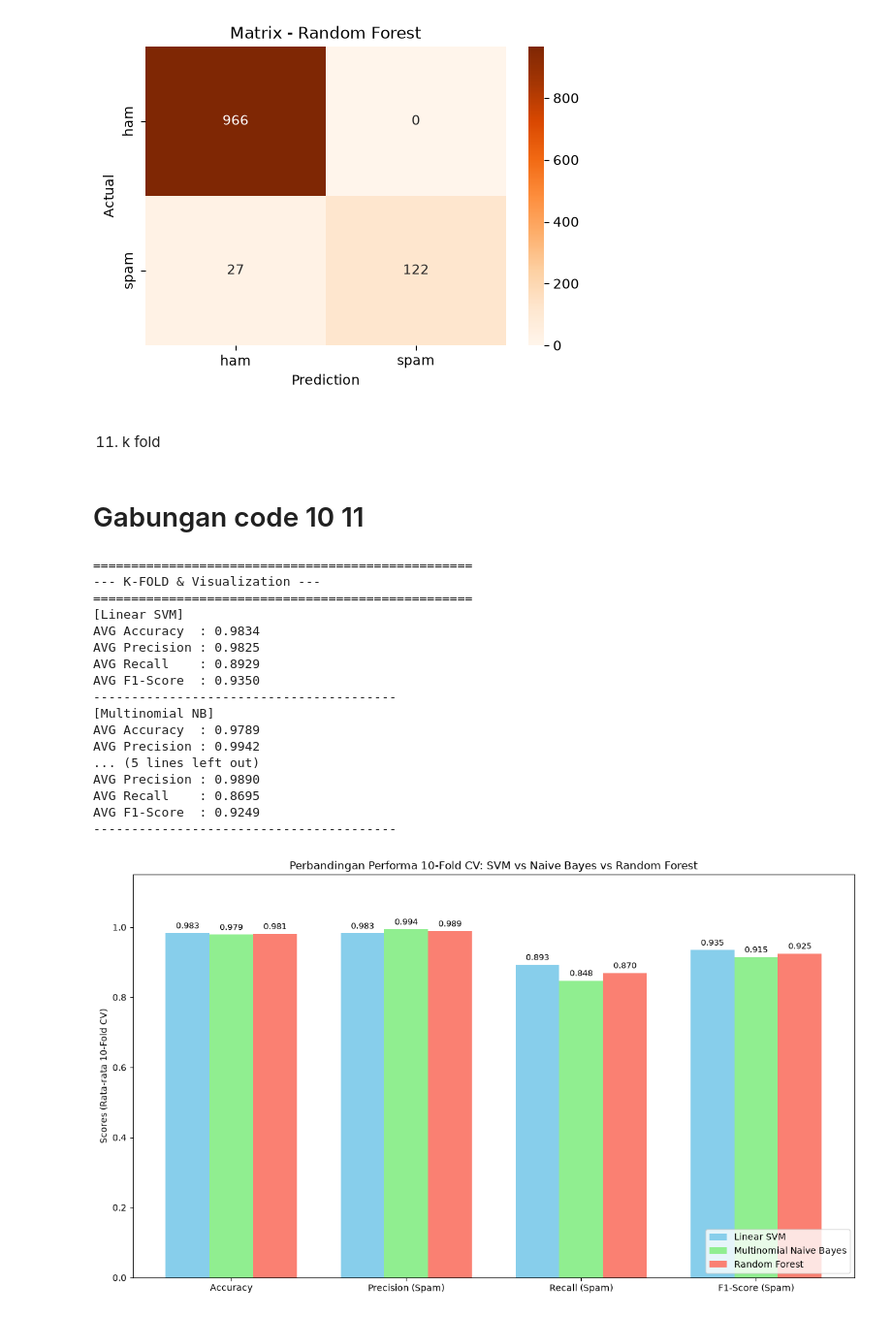
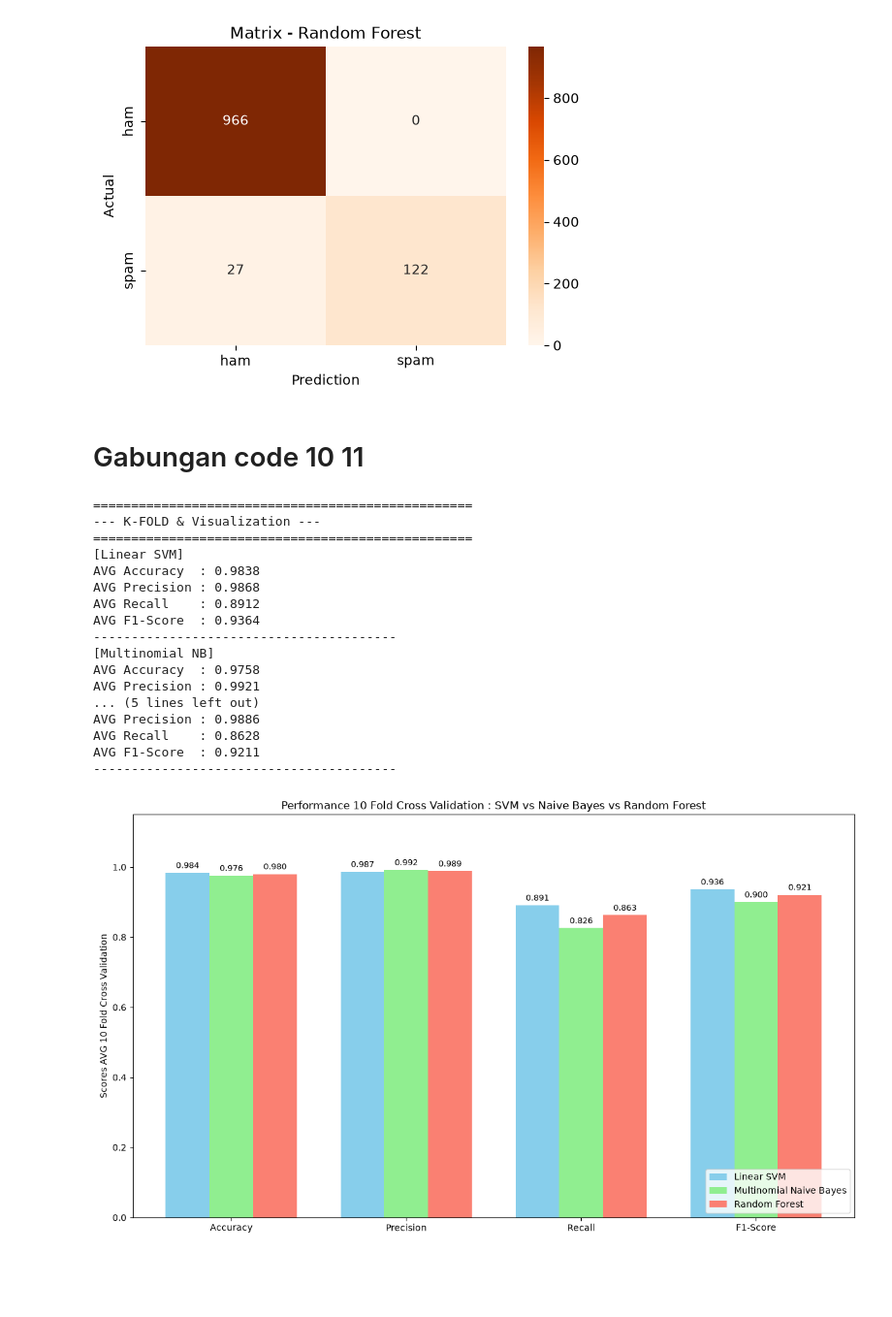
Before and after one commit to ariyaaup/SPHam, a Jupyter notebook: datates.ipynb, the cells around one changed output. Shown at 97% size. Drawn from its saved outputs; the diff is of its cells as text; code cells hidden in the pictures; blank space fills up the shorter version.

Commit message:
Update kesekian : Uji coba random state

```diff
--- a/datates.ipynb
+++ b/datates.ipynb
@@ -369,5 +369,3 @@ Classification Report:
    macro avg       0.99      0.91      0.94      1115
 weighted avg       0.98      0.98      0.97      1115
 [figure]
-# %% [markdown]
-<!-- 10. Perbandingan 3 metode -->
@@ -419,2 +371,0 @@ weighted avg       0.98      0.98      0.97      1115
-# %% [markdown]
- 11. k fold
@@ -457,15 +372,11 @@ weighted avg       0.98      0.98      0.97      1115
 # %% [markdown]
 # Gabungan code 10 11
 # %%
-# import numpy as np
-# import matplotlib.pyplot as plt
-# from sklearn.model_selection import StratifiedKFold, cross_val_score
-# Pastiin model (LinearSVC, MultinomialNB, RandomForestClassifier) udah di-import di atas
-
 print("\n" + "="*50)
 print("--- K-FOLD & Visualization ---")
 print("="*50)
 
+#Random state sebagai penentu ternyata disini.
 skf = StratifiedKFold(n_splits=10, shuffle=True, random_state=42)
 
 models = {
@@ -474,17 +385,17 @@ models = {
     "Random Forest": RandomForestClassifier(n_estimators=100, random_state=42) #pake 100 pohon
 }
 
-# Bikin dictionary kosong buat nampung hasil rata-rata CV tiap model
+#bikin dictionary kosong buat nampung hasil rata-rata CV tiap model
 cv_results = {}
 
-# Looping pengujian & simpan nilai rata-ratanya
+#looping pengujian & simpan nilai rata-ratanya
 for name, model in models.items():
     acc = cross_val_score(model, X_train, y_train, cv=skf, scoring='accuracy').mean()
     prec = cross_val_score(model, X_train, y_train, cv=skf, scoring='precision').mean()
     rec = cross_val_score(model, X_train, y_train, cv=skf, scoring='recall').mean() # Tambah recall buat chart
     f1 = cross_val_score(model, X_train, y_train, cv=skf, scoring='f1').mean()
 
-    # Simpan ke dictionary dalam bentuk list [Accuracy, Precision, Recall, F1]
+    #simpan ke dictionary dalam bentuk list [Accuracy, Precision, Recall, F1]
     cv_results[name] = [acc, prec, rec, f1]
 
     print(f"[{name}]")
@@ -494,10 +405,10 @@ for name, model in models.items():
     print(f"AVG F1-Score  : {f1:.4f}")
     print("-" * 40)
 
-#  Chart
-metrics = ['Accuracy', 'Precision (Spam)', 'Recall (Spam)', 'F1-Score (Spam)']
+#chart
+metrics = ['Accuracy', 'Precision', 'Recall', 'F1-Score']
 
-# Ambil data yg udah dihitung dari atas
+#ambil data yg udah dihitung dari atas
 svm_scores = cv_results["Linear SVM"]
 nb_scores = cv_results["Multinomial NB"]
 rf_scores = cv_results["Random Forest"]
@@ -505,42 +416,42 @@ rf_scores = cv_results["Random Forest"]
 x = np.arange(len(metrics))
 width = 0.25
 
 fig, ax = plt.subplots(figsize=(12, 7))
 rects1 = ax.bar(x - width, svm_scores, width, label='Linear SVM', color='skyblue')
 rects2 = ax.bar(x, nb_scores, width, label='Multinomial Naive Bayes', color='lightgreen')
 rects3 = ax.bar(x + width, rf_scores, width, label='Random Forest', color='salmon')
 
 # Label dan Judul
-ax.set_ylabel('Scores (Rata-rata 10-Fold CV)')
-ax.set_title('Perbandingan Performa 10-Fold CV: SVM vs Naive Bayes vs Random Forest')
+ax.set_ylabel('Scores AVG 10 Fold Cross Validation')
+ax.set_title('Performance 10 Fold Cross Validation : SVM vs Naive Bayes vs Random Forest')
 ax.set_xticks(x)
 ax.set_xticklabels(metrics)
 ax.set_ylim(0, 1.15)
 ax.legend(loc='lower right')
 
 # Angka di atas bar
 ax.bar_label(rects1, fmt='%.3f', padding=3, fontsize=9)
 ax.bar_label(rects2, fmt='%.3f', padding=3, fontsize=9)
 ax.bar_label(rects3, fmt='%.3f', padding=3, fontsize=9)
 
 fig.tight_layout()
 plt.show()
 # %% [output]
 ==================================================
 --- K-FOLD & Visualization ---
 ==================================================
 [Linear SVM]
-AVG Accuracy  : 0.9834
-AVG Precision : 0.9825
-AVG Recall    : 0.8929
-AVG F1-Score  : 0.9350
+AVG Accuracy  : 0.9838
+AVG Precision : 0.9868
+AVG Recall    : 0.8912
+AVG F1-Score  : 0.9364
 ----------------------------------------
 [Multinomial NB]
-AVG Accuracy  : 0.9789
-AVG Precision : 0.9942
+AVG Accuracy  : 0.9758
+AVG Precision : 0.9921
 ... (5 lines left out)
-AVG Precision : 0.9890
-AVG Recall    : 0.8695
-AVG F1-Score  : 0.9249
+AVG Precision : 0.9886
+AVG Recall    : 0.8628
+AVG F1-Score  : 0.9211
 ----------------------------------------
-[figure, old version]
+[figure, new version]
```
Also changed, not shown: parts of 7 cells of this notebook, 1 other file.
